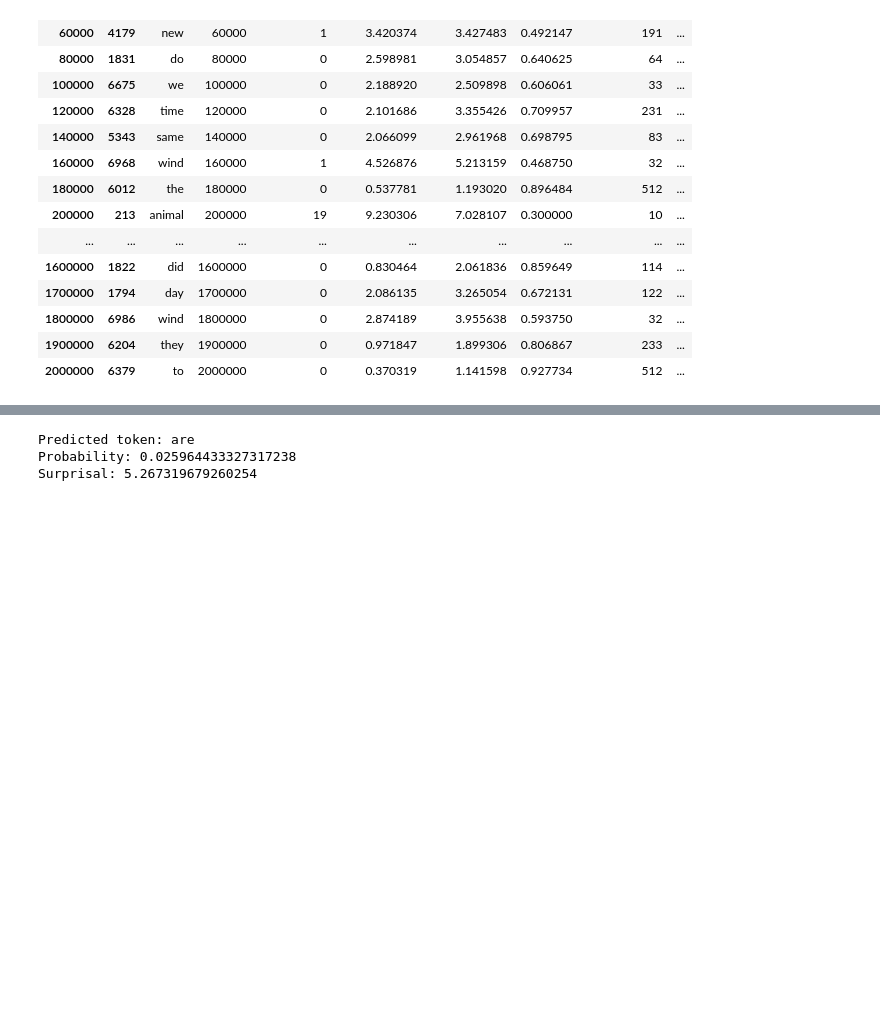
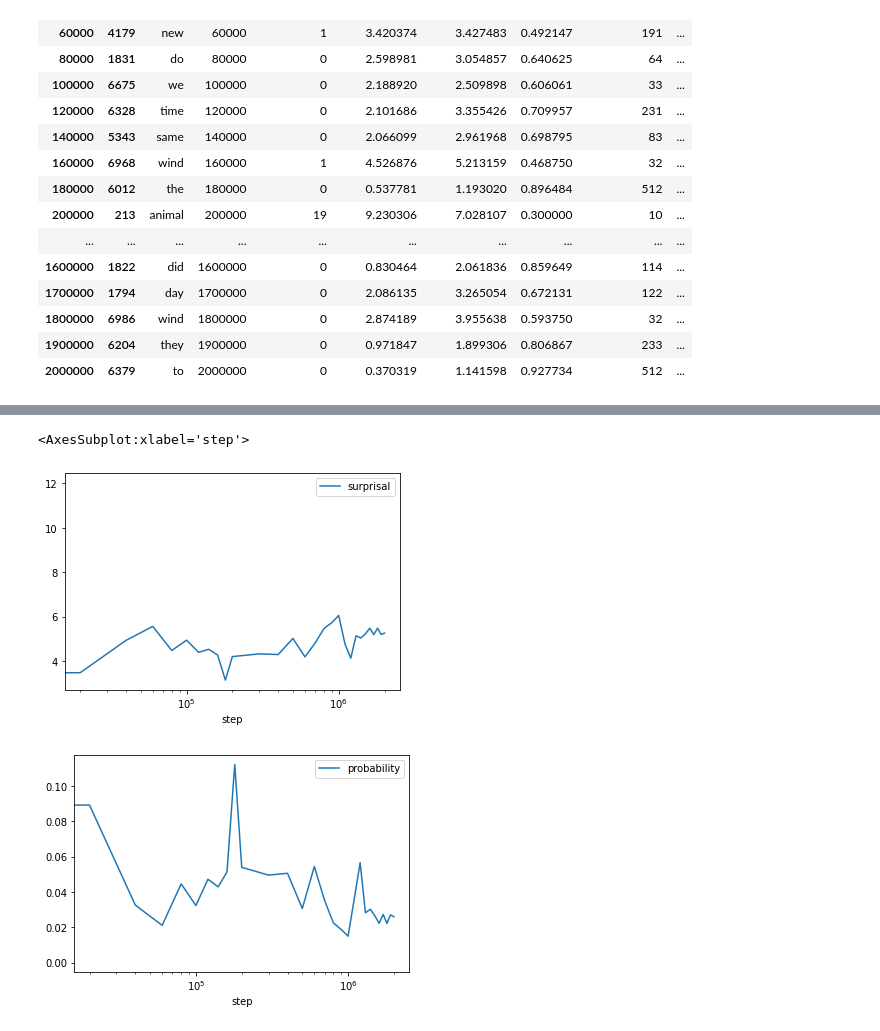
Before and after one commit to NazaninShafiabadi/word-acquisition-language-models, a Jupyter notebook: scripts/analyses.ipynb, the cells around one changed output, grey strips where cells are left out. Saved outputs shown, nothing was run; the diff lists cells and outputs as text; code cells hidden in the pictures; blank space fills up the shorter version.

```diff
--- a/scripts/analyses.ipynb
+++ b/scripts/analyses.ipynb
@@ -469,10 +515,7 @@ def unmask(sentence, checkpoint):
 # %%
 sentence = 'The dogs in the park [MASK].'
-checkpoint = 'google/multiberts-seed_0-step_0k'
+model = 'google/multiberts-seed_0'
 
-unmasked_token, probability, surprisal = unmask(sentence, checkpoint)
-
-print(f'Predicted token: {unmasked_token}')
-print(f'Probability: {probability}')
-print(f'Surprisal: {surprisal}')
+df_2 = get_prediction_data(sentence, model)
+df_2
 # %% [output]
@@ -482,13 +539,7 @@ Surprisal: 12.044329643249512
-# %%
-sentence = 'The dogs in the park [MASK].'
-checkpoint = 'google/multiberts-seed_0-step_2000k'
-
-unmasked_token, probability, surprisal = unmask(sentence, checkpoint)
-
-print(f'Predicted token: {unmasked_token}')
-print(f'Probability: {probability}')
-print(f'Surprisal: {surprisal}')
-# %% [output]
-Predicted token: are
-Probability: 0.025964433327317238
-Surprisal: 5.267319679260254
+# %%
+df_2.plot(x='step', y='surprisal', logx=True)
+df_2.plot(x='step', y='probability', logx=True)
+# %% [output]
+<AxesSubplot:xlabel='step'>
+[figure, added]
+[figure, added]
```
Also changed, not shown: parts of 5 cells of this notebook.
